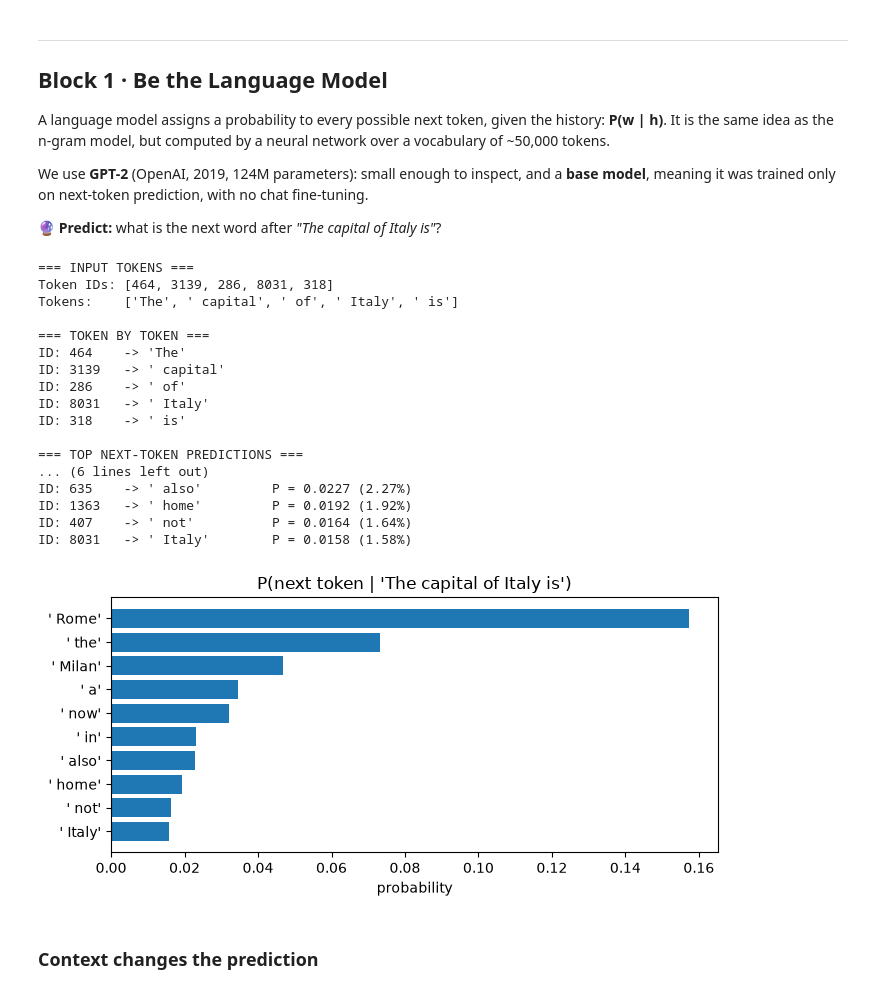
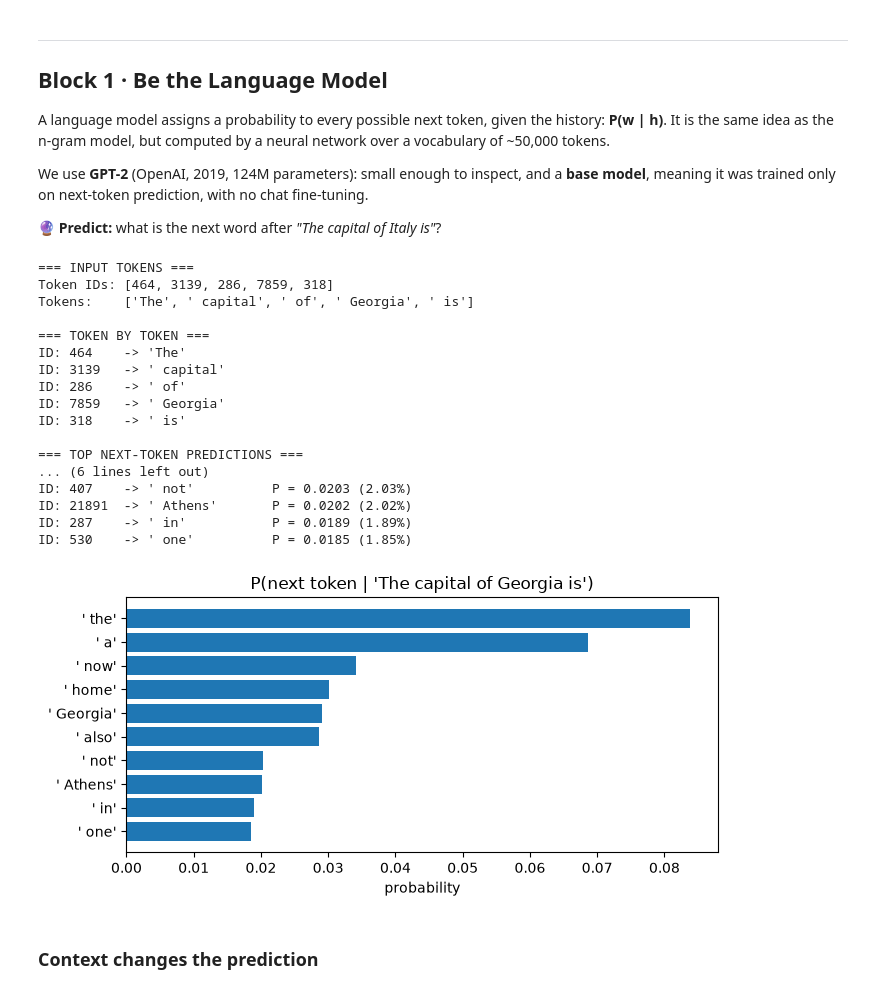
Before and after one commit to lopozz/ai-lectures, a Jupyter notebook: llm_train/L1.ipynb, the cells around one changed output. Saved outputs shown, nothing was run; the diff lists cells and outputs as text; code cells hidden in the pictures.

```diff
--- a/llm_train/L1.ipynb
+++ b/llm_train/L1.ipynb
@@ -66,42 +66,42 @@ def next_token_dist(prefix, k=10, debug=False):
             print(f"ID: {i.item():<6} -> {repr(token):<15} P = {p.item():.4f} ({p.item():.2%})")
 
     # 4. Return predictions
     return [
         (repr(gpt2_tok.decode([i.item()])), p.item())
         for p, i in zip(top.values, top.indices)
     ]
 
 
 def plot_next_token(prefix, k=10):
     """Horizontal bar chart of the top-k next-token probabilities."""
     dist = next_token_dist(prefix, k, True)[::-1]          # reverse so the most likely token is on top
     plt.figure(figsize=(7, 3.5))
     plt.barh([t for t, _ in dist], [p for _, p in dist])
     plt.xlabel("probability"); plt.title(f"P(next token | {prefix!r})")
     plt.tight_layout(); plt.show()
 
 
 # The model does not "know" the answer: it gives a probability to every possible next token.
-plot_next_token("The capital of Italy is")
+plot_next_token("The capital of Georgia is")
 # %% [output]
 === INPUT TOKENS ===
-Token IDs: [464, 3139, 286, 8031, 318]
-Tokens:    ['The', ' capital', ' of', ' Italy', ' is']
+Token IDs: [464, 3139, 286, 7859, 318]
+Tokens:    ['The', ' capital', ' of', ' Georgia', ' is']
 
 === TOKEN BY TOKEN ===
 ID: 464    -> 'The'
 ID: 3139   -> ' capital'
 ID: 286    -> ' of'
-ID: 8031   -> ' Italy'
+ID: 7859   -> ' Georgia'
 ID: 318    -> ' is'
 
 === TOP NEXT-TOKEN PREDICTIONS ===
 ... (6 lines left out)
-ID: 635    -> ' also'         P = 0.0227 (2.27%)
-ID: 1363   -> ' home'         P = 0.0192 (1.92%)
-ID: 407    -> ' not'          P = 0.0164 (1.64%)
-ID: 8031   -> ' Italy'        P = 0.0158 (1.58%)
+ID: 407    -> ' not'          P = 0.0203 (2.03%)
+ID: 21891  -> ' Athens'       P = 0.0202 (2.02%)
+ID: 287    -> ' in'           P = 0.0189 (1.89%)
+ID: 530    -> ' one'          P = 0.0185 (1.85%)
-[figure, old version]
+[figure, new version]
 # %% [markdown]
 ### Context changes the prediction
 # %%
```
Also changed, not shown: parts of 2 cells of this notebook, 3 other files.
